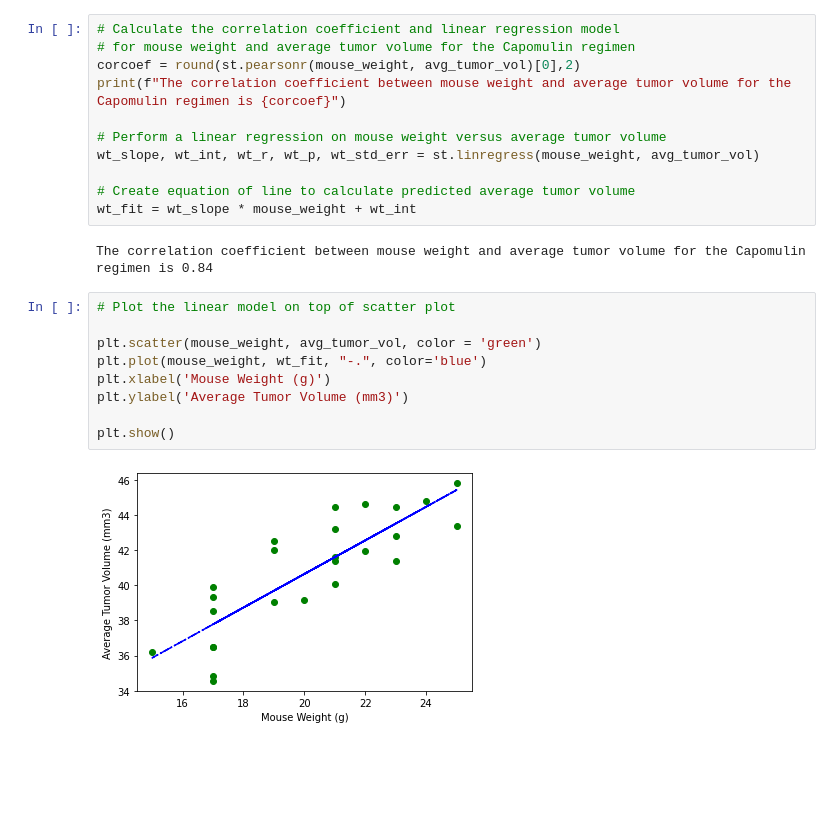
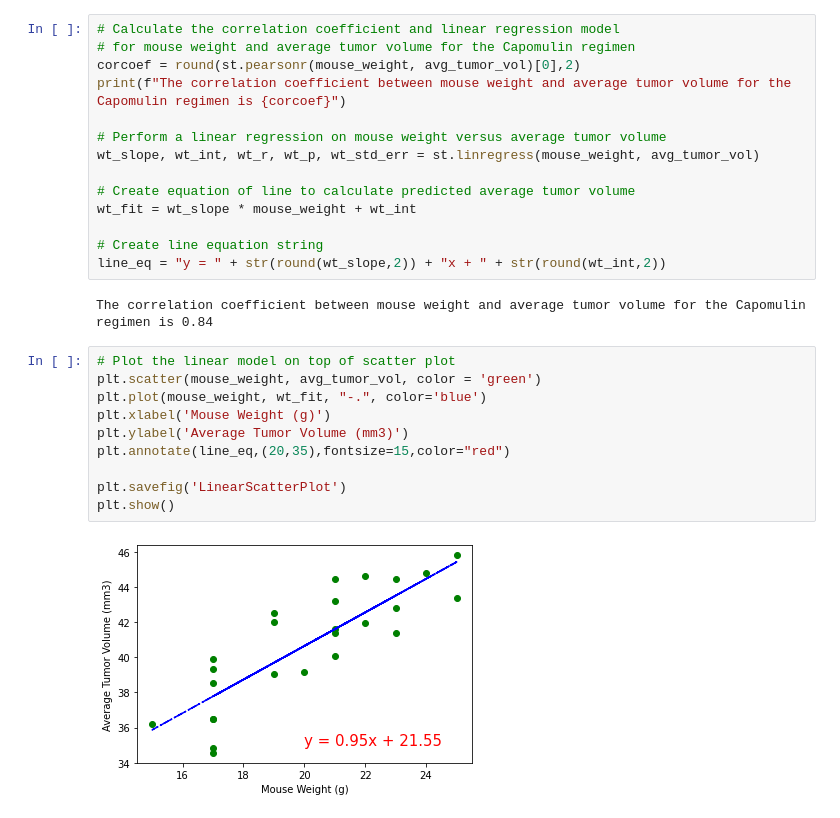
Before and after one commit to RobinWaves/matplotlib-challenge, a Jupyter notebook: pymaceuticals.ipynb, the cells around one changed output. Saved outputs shown, nothing was run; the diff lists cells and outputs as text; blank space fills up the shorter version.

```diff
--- a/pymaceuticals.ipynb
+++ b/pymaceuticals.ipynb
@@ -318,16 +324,20 @@ wt_slope, wt_int, wt_r, wt_p, wt_std_err = st.linregress(mouse_weight, avg_tumor
 
 # Create equation of line to calculate predicted average tumor volume
 wt_fit = wt_slope * mouse_weight + wt_int
+
+# Create line equation string
+line_eq = "y = " + str(round(wt_slope,2)) + "x + " + str(round(wt_int,2))
 # %% [output]
 The correlation coefficient between mouse weight and average tumor volume for the Capomulin regimen is 0.84
 # %%
 # Plot the linear model on top of scatter plot
-
 plt.scatter(mouse_weight, avg_tumor_vol, color = 'green')
 plt.plot(mouse_weight, wt_fit, "-.", color='blue')
 plt.xlabel('Mouse Weight (g)')
 plt.ylabel('Average Tumor Volume (mm3)')
+plt.annotate(line_eq,(20,35),fontsize=15,color="red")
 
+plt.savefig('LinearScatterPlot')
 plt.show()
 # %% [output]
-[figure, old version]
+[figure, new version]
```
Also changed, not shown: parts of 7 cells of this notebook, 7 other files.
